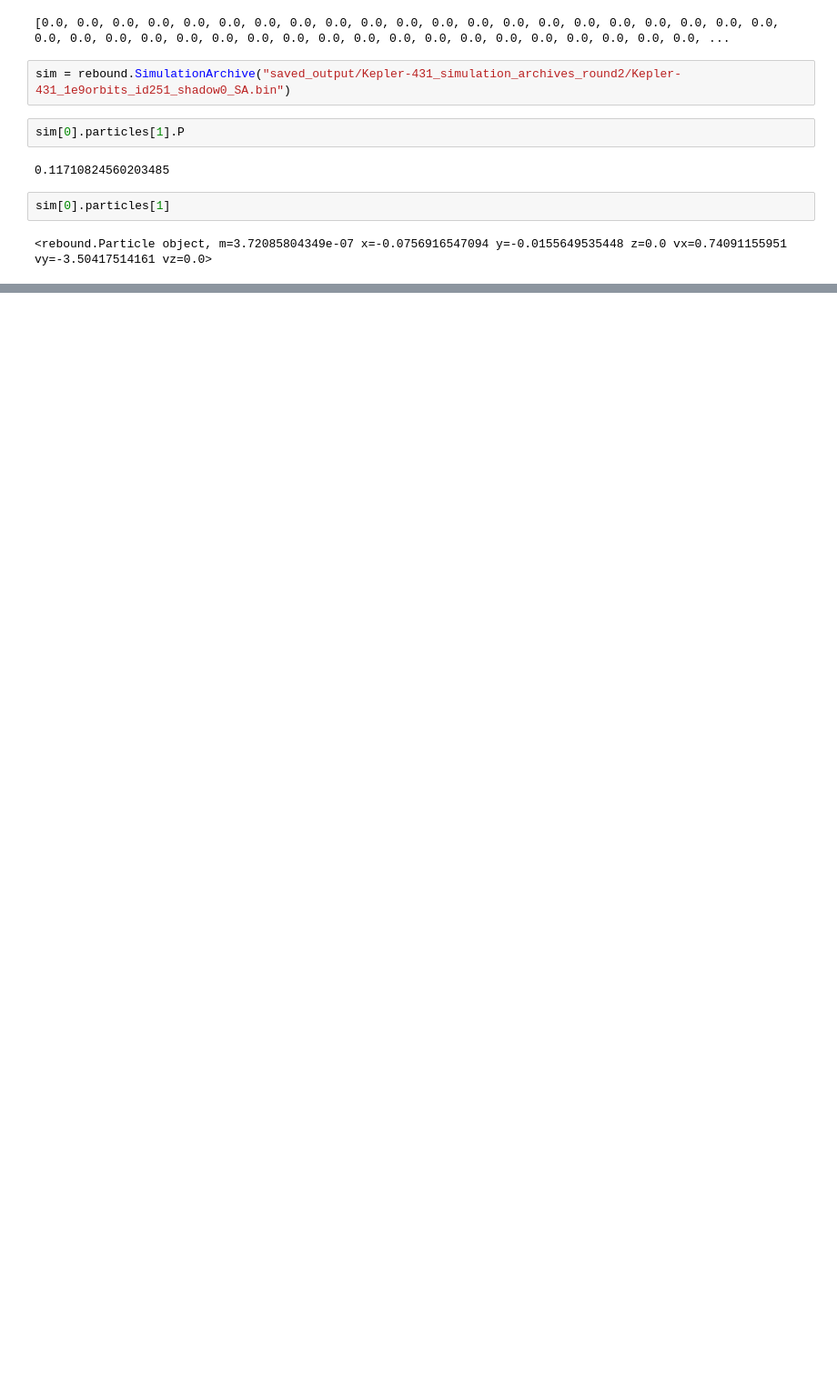
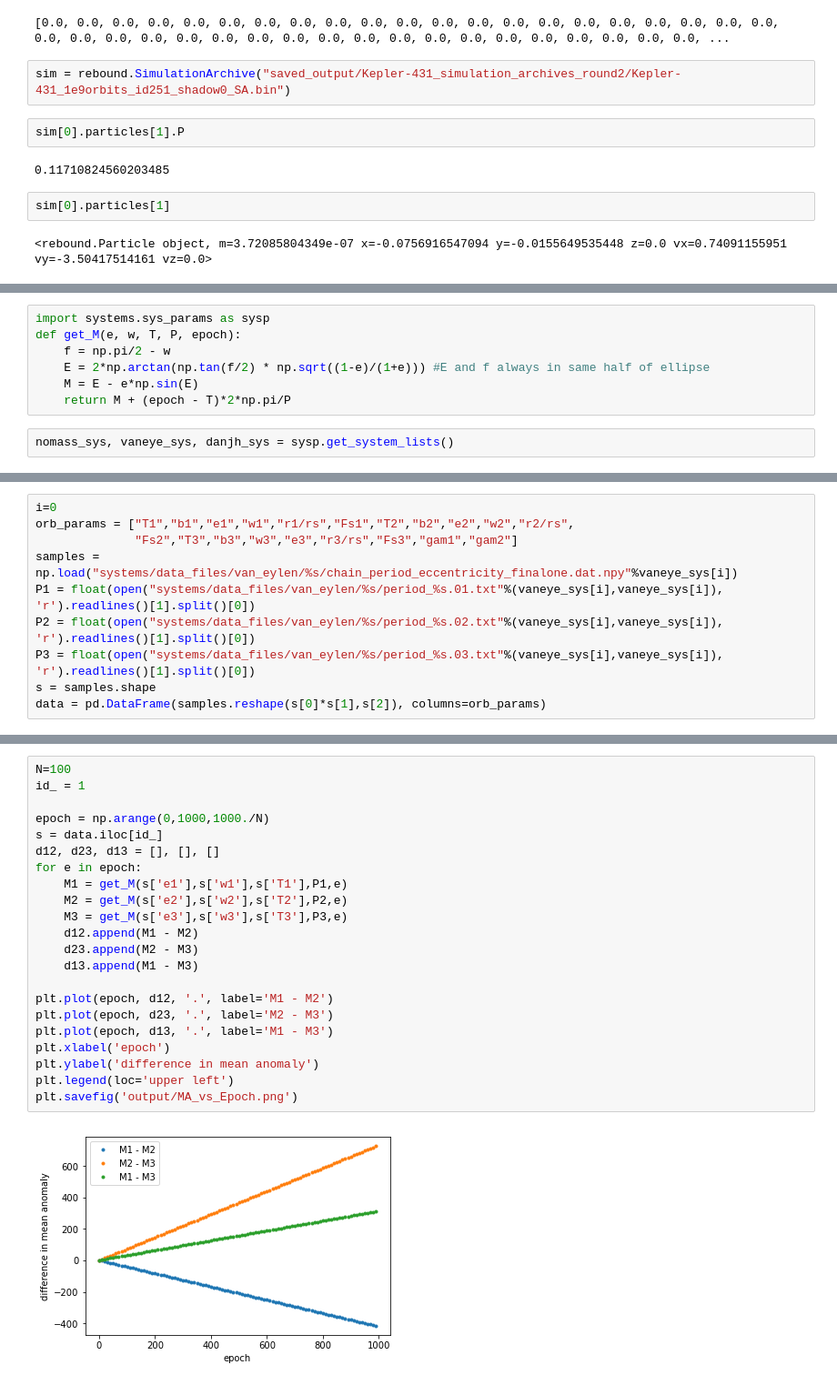
Before and after one commit to afcarl/stability_predict, a Jupyter notebook: Fixes.ipynb, the cells around one changed output, grey strips where cells are left out. Shown at 91% size. Drawn from its saved outputs; the diff is of its cells as text; blank space fills up the shorter version.

Commit message:
figured out how to simulate vaneyelen systems

```diff
--- a/Fixes.ipynb
+++ b/Fixes.ipynb
@@ -210,0 +213,9 @@ sim[0].particles[1]
+# %%
+import systems.sys_params as sysp
+def get_M(e, w, T, P, epoch):
+    f = np.pi/2 - w
+    E = 2*np.arctan(np.tan(f/2) * np.sqrt((1-e)/(1+e))) #E and f always in same half of ellipse
+    M = E - e*np.sin(E)
+    return M + (epoch - T)*2*np.pi/P
+# %%
+nomass_sys, vaneye_sys, danjh_sys = sysp.get_system_lists()
@@ -210,0 +226,10 @@ sim[0].particles[1]
+# %%
+i=0
+orb_params = ["T1","b1","e1","w1","r1/rs","Fs1","T2","b2","e2","w2","r2/rs",
+              "Fs2","T3","b3","w3","e3","r3/rs","Fs3","gam1","gam2"]
+samples = np.load("systems/data_files/van_eylen/%s/chain_period_eccentricity_finalone.dat.npy"%vaneye_sys[i])
+P1 = float(open("systems/data_files/van_eylen/%s/period_%s.01.txt"%(vaneye_sys[i],vaneye_sys[i]), 'r').readlines()[1].split()[0])
+P2 = float(open("systems/data_files/van_eylen/%s/period_%s.02.txt"%(vaneye_sys[i],vaneye_sys[i]), 'r').readlines()[1].split()[0])
+P3 = float(open("systems/data_files/van_eylen/%s/period_%s.03.txt"%(vaneye_sys[i],vaneye_sys[i]), 'r').readlines()[1].split()[0])
+s = samples.shape
+data = pd.DataFrame(samples.reshape(s[0]*s[1],s[2]), columns=orb_params)
@@ -210,0 +245,24 @@ sim[0].particles[1]
+# %%
+N=100
+id_ = 1
+
+epoch = np.arange(0,1000,1000./N)
+s = data.iloc[id_]
+d12, d23, d13 = [], [], []
+for e in epoch:
+    M1 = get_M(s['e1'],s['w1'],s['T1'],P1,e)
+    M2 = get_M(s['e2'],s['w2'],s['T2'],P2,e)
+    M3 = get_M(s['e3'],s['w3'],s['T3'],P3,e)
+    d12.append(M1 - M2)
+    d23.append(M2 - M3)
+    d13.append(M1 - M3)
+
+plt.plot(epoch, d12, '.', label='M1 - M2')
+plt.plot(epoch, d23, '.', label='M2 - M3')
+plt.plot(epoch, d13, '.', label='M1 - M3')
+plt.xlabel('epoch')
+plt.ylabel('difference in mean anomaly')
+plt.legend(loc='upper left')
+plt.savefig('output/MA_vs_Epoch.png')
+# %% [output]
+[figure, added]
```
Also changed, not shown: parts of 3 cells of this notebook, 6 other files.
